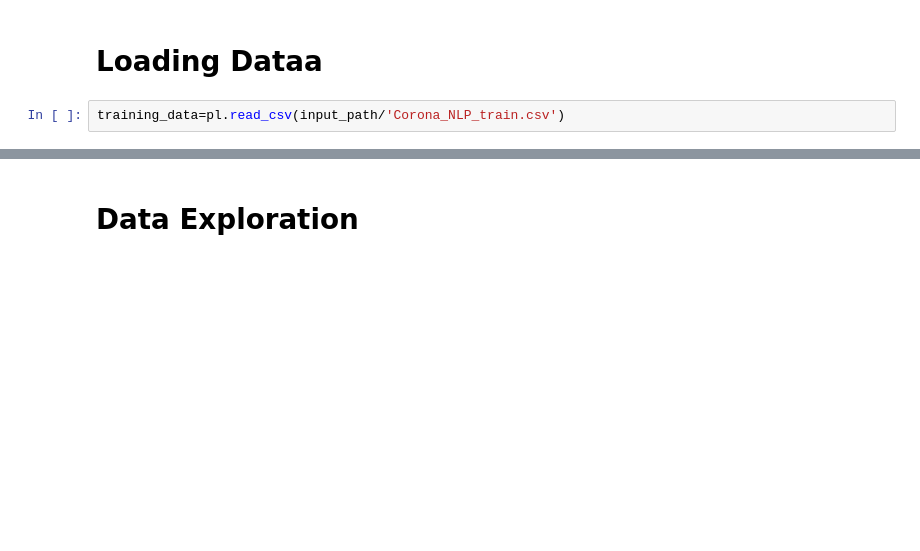
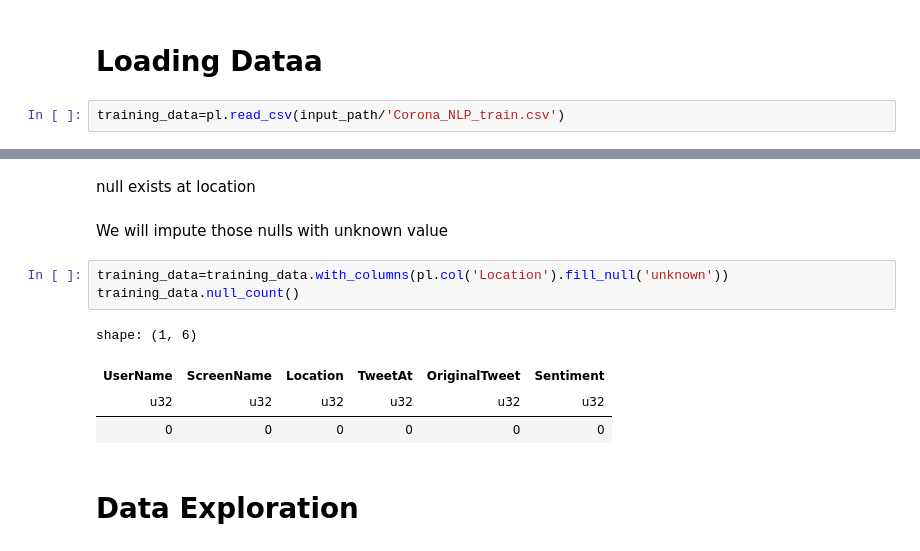
Before and after one commit to 1nuc/nlp-python-project, a Jupyter notebook: src/Text Classification/run.ipynb, the cells around one changed output, grey strips where cells are left out. Drawn from its saved outputs; the diff is of its cells as text; blank space fills up the shorter version.

```diff
--- a/src/Text Classification/run.ipynb
+++ b/src/Text Classification/run.ipynb
@@ -13,3 +22,15 @@ training_data=pl.read_csv(input_path/'Corona_NLP_train.csv')
+# %% [markdown]
+null exists at location
+# %% [markdown]
+We will impute those nulls with unknown value
+# %%
+training_data=training_data.with_columns(pl.col('Location').fill_null('unknown'))
+training_data.null_count()
+# %% [output]
+shape: (1, 6)
+| UserName | ScreenName | Location | TweetAt | OriginalTweet | Sentiment |
+| u32 | u32 | u32 | u32 | u32 | u32 |
+| 0 | 0 | 0 | 0 | 0 | 0 |
 # %% [markdown]
 # Data Exploration
 # %%
```
Also changed, not shown: parts of 7 cells of this notebook, 1 other file.
